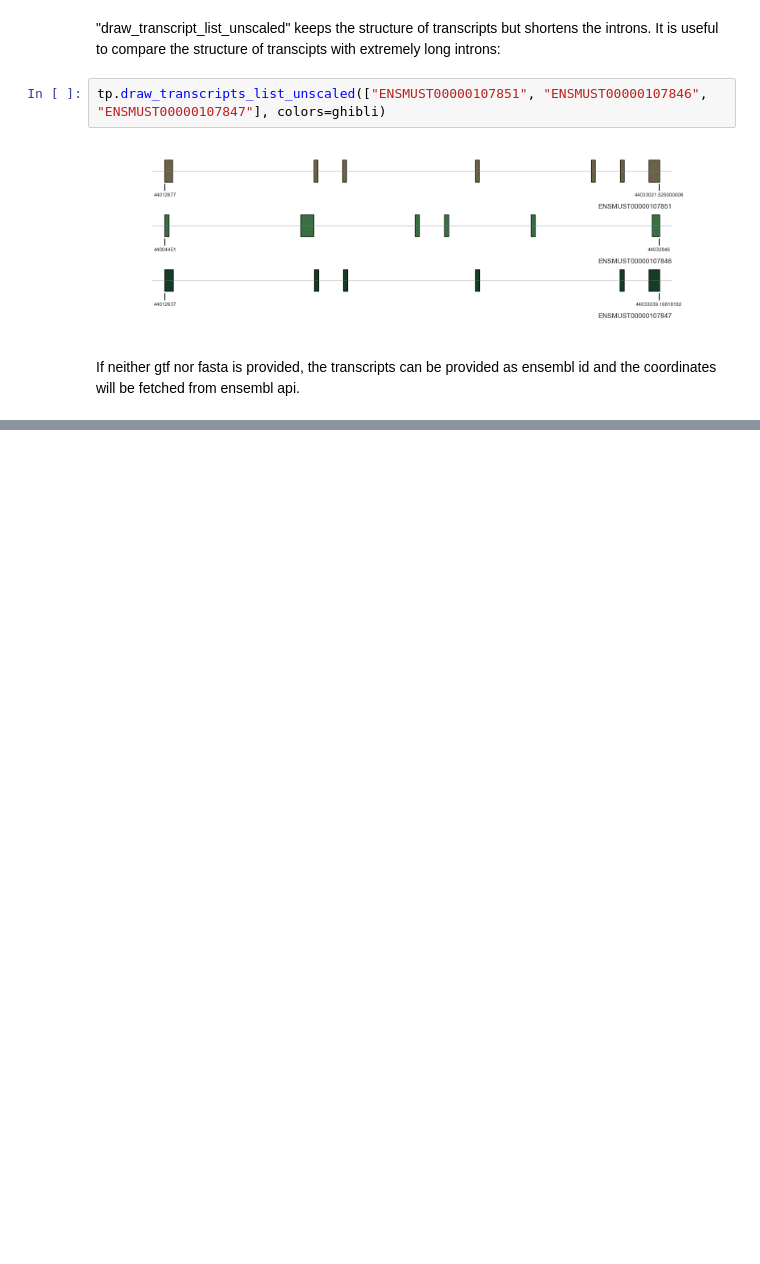
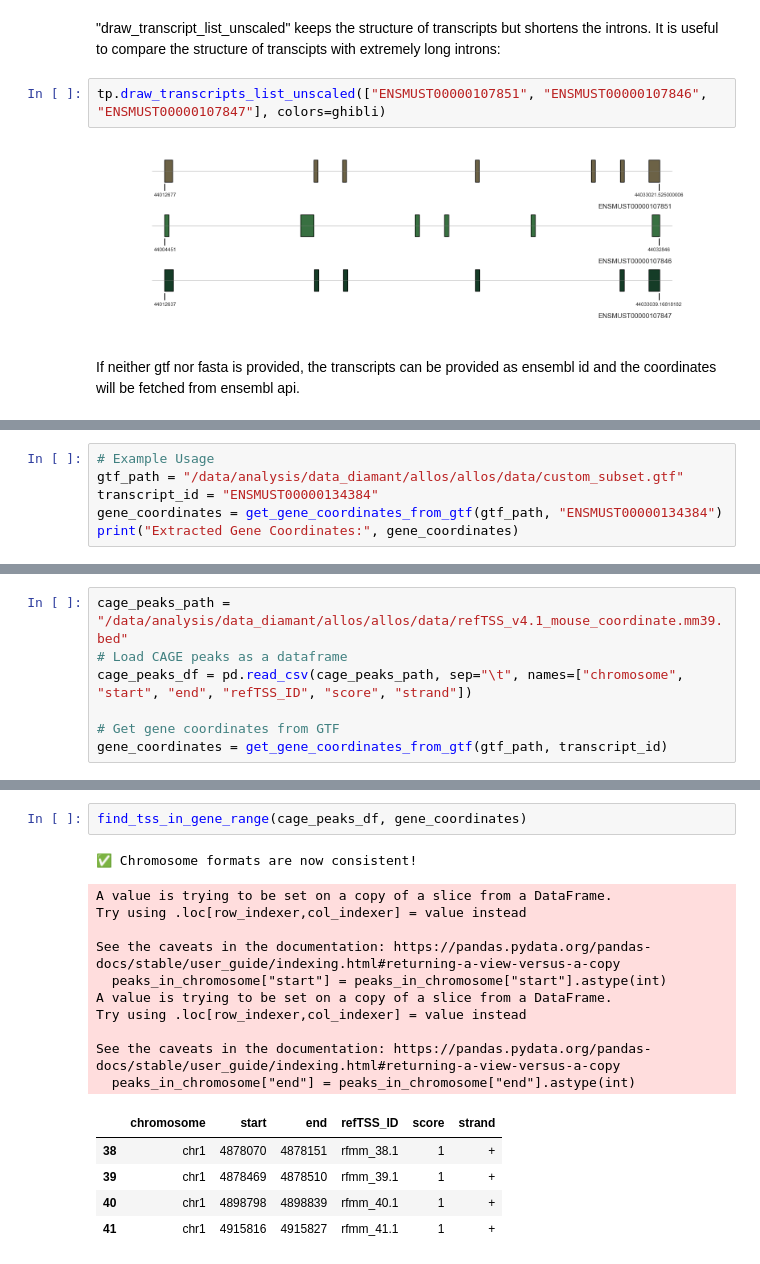
Before and after one commit to cobioda/allos, a Jupyter notebook: nbs/001_transcript_plots.ipynb, the cells around one changed output, grey strips where cells are left out. Cells and saved outputs as stored; diff of their text form; blank space fills up the shorter version.

```diff
--- a/nbs/001_transcript_plots.ipynb
+++ b/nbs/001_transcript_plots.ipynb
@@ -346,0 +569,6 @@ If neither gtf nor fasta is provided, the transcripts can be provided as ensembl
+# %%
+# Example Usage
+gtf_path = "/data/analysis/data_diamant/allos/allos/data/custom_subset.gtf"
+transcript_id = "ENSMUST00000134384"
+gene_coordinates = get_gene_coordinates_from_gtf(gtf_path, "ENSMUST00000134384")
+print("Extracted Gene Coordinates:", gene_coordinates)
@@ -346,0 +584,7 @@ If neither gtf nor fasta is provided, the transcripts can be provided as ensembl
+# %%
+cage_peaks_path = "/data/analysis/data_diamant/allos/allos/data/refTSS_v4.1_mouse_coordinate.mm39.bed"
+# Load CAGE peaks as a dataframe
+cage_peaks_df = pd.read_csv(cage_peaks_path, sep="\t", names=["chromosome", "start", "end", "refTSS_ID", "score", "strand"])
+
+# Get gene coordinates from GTF
+gene_coordinates = get_gene_coordinates_from_gtf(gtf_path, transcript_id)
@@ -346,0 +606,19 @@ If neither gtf nor fasta is provided, the transcripts can be provided as ensembl
+# %%
+find_tss_in_gene_range(cage_peaks_df, gene_coordinates)
+# %% [output]
+✅ Chromosome formats are now consistent!
+A value is trying to be set on a copy of a slice from a DataFrame.
+Try using .loc[row_indexer,col_indexer] = value instead
+
+See the caveats in the documentation: https://pandas.pydata.org/pandas-docs/stable/user_guide/indexing.html#returning-a-view-versus-a-copy
+  peaks_in_chromosome["start"] = peaks_in_chromosome["start"].astype(int)
+A value is trying to be set on a copy of a slice from a DataFrame.
+Try using .loc[row_indexer,col_indexer] = value instead
+
+See the caveats in the documentation: https://pandas.pydata.org/pandas-docs/stable/user_guide/indexing.html#returning-a-view-versus-a-copy
+  peaks_in_chromosome["end"] = peaks_in_chromosome["end"].astype(int)
+|  | chromosome | start | end | refTSS_ID | score | strand |
+| 38 | chr1 | 4878070 | 4878151 | rfmm_38.1 | 1 | + |
+| 39 | chr1 | 4878469 | 4878510 | rfmm_39.1 | 1 | + |
+| 40 | chr1 | 4898798 | 4898839 | rfmm_40.1 | 1 | + |
+| 41 | chr1 | 4915816 | 4915827 | rfmm_41.1 | 1 | + |
```
Also changed, not shown: parts of 25 cells of this notebook, 1 other file.
